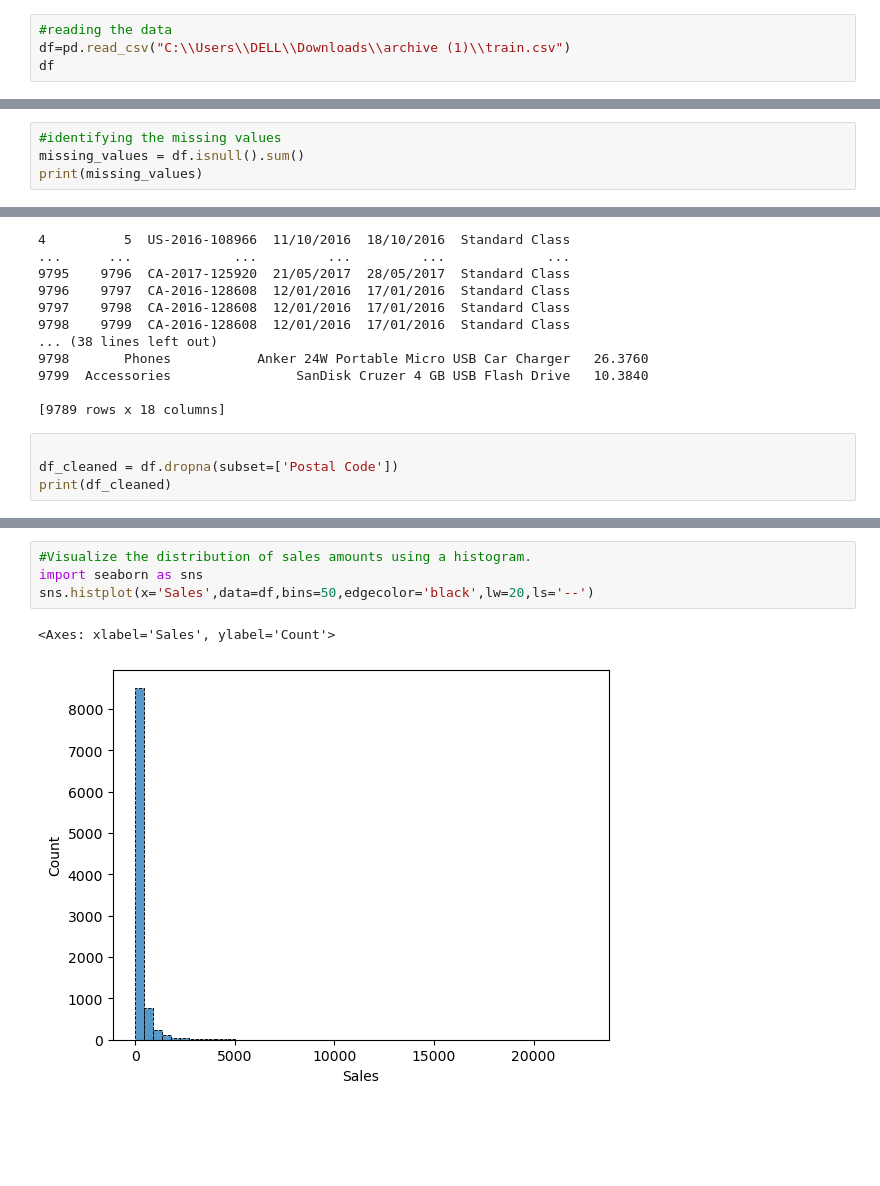
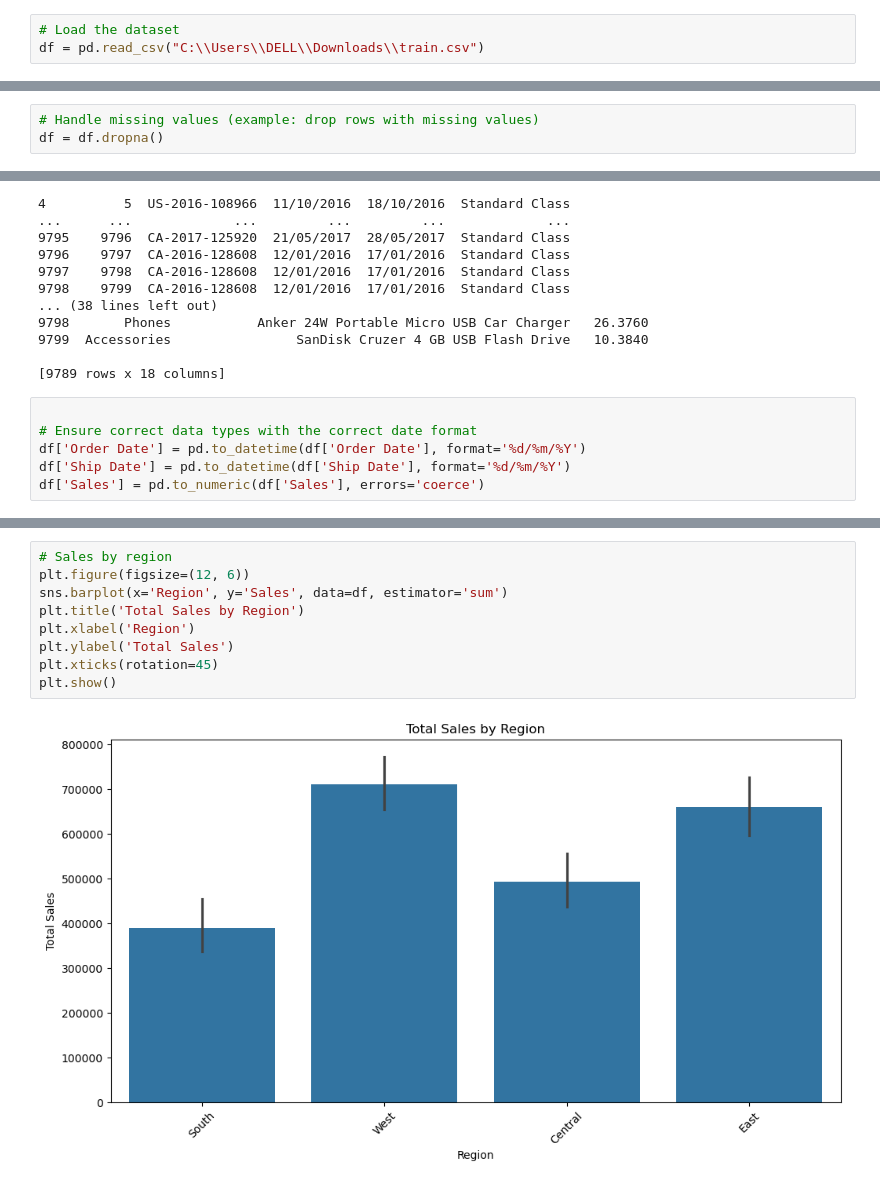
Before and after one commit to Adithikulkarni/Sales_Performance_analysis, a Jupyter notebook: Sales_performance_analysis.ipynb, the cells around one changed output, grey strips where cells are left out. Saved outputs shown, nothing was run; the diff lists cells and outputs as text; blank space fills up the shorter version.

```diff
--- a/Sales_performance_analysis.ipynb
+++ b/Sales_performance_analysis.ipynb
@@ -9,4 +9,3 @@ import pandas as pd
 # %%
-#reading the data
-df=pd.read_csv("C:\\Users\\DELL\\Downloads\\archive (1)\\train.csv")
-df
+# Load the dataset
+df = pd.read_csv("C:\\Users\\DELL\\Downloads\\train.csv")
@@ -33,4 +16,3 @@ SyntaxError: invalid syntax (2175524714.py, line 1)
 # %%
-#identifying the missing values
-missing_values = df.isnull().sum()
-print(missing_values)
+# Handle missing values (example: drop rows with missing values)
+df = df.dropna()
@@ -79,5 +41,7 @@ DataFrame after removing rows with missing values:
 [9789 rows x 18 columns]
 # %%
 
-df_cleaned = df.dropna(subset=['Postal Code'])
-print(df_cleaned)
+# Ensure correct data types with the correct date format
+df['Order Date'] = pd.to_datetime(df['Order Date'], format='%d/%m/%Y')
+df['Ship Date'] = pd.to_datetime(df['Ship Date'], format='%d/%m/%Y')
+df['Sales'] = pd.to_numeric(df['Sales'], errors='coerce')
@@ -159,8 +109,12 @@ Name: Sales, dtype: float64
 # %%
-#Visualize the distribution of sales amounts using a histogram.
-import seaborn as sns
-sns.histplot(x='Sales',data=df,bins=50,edgecolor='black',lw=20,ls='--')
+# Sales by region
+plt.figure(figsize=(12, 6))
+sns.barplot(x='Region', y='Sales', data=df, estimator='sum')
+plt.title('Total Sales by Region')
+plt.xlabel('Region')
+plt.ylabel('Total Sales')
+plt.xticks(rotation=45)
+plt.show()
 # %% [output]
-<Axes: xlabel='Sales', ylabel='Count'>
-[figure, old version]
+[figure, new version]
 # %%
```
Also changed, not shown: parts of 18 cells of this notebook.
